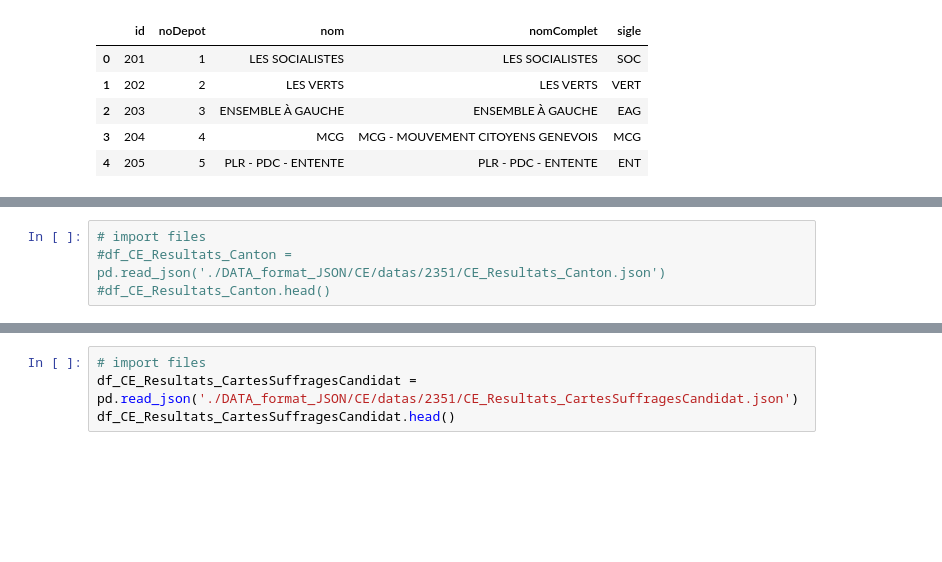
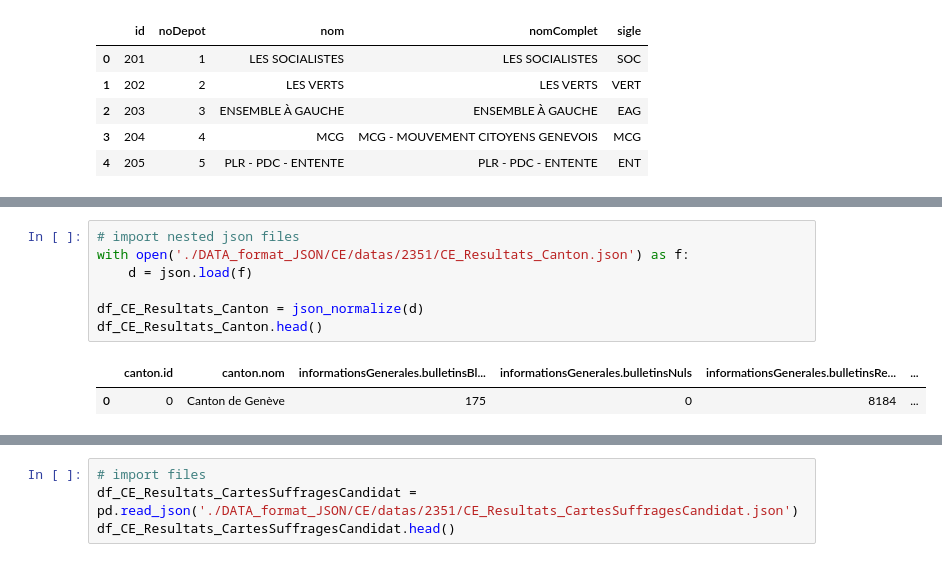
Before and after one commit to Zabamund/chatbotGE, a Jupyter notebook: data_investigation_json_flattening.ipynb, the cells around one changed output, grey strips where cells are left out. Saved outputs shown, nothing was run; the diff lists cells and outputs as text; blank space fills up the shorter version.

```diff
--- a/data_investigation_json_flattening.ipynb
+++ b/data_investigation_json_flattening.ipynb
@@ -46,4 +53,10 @@ df_CE_Resultats_Candidat_20001.head()
 # %%
-# import files
-#df_CE_Resultats_Canton = pd.read_json('./DATA_format_JSON/CE/datas/2351/CE_Resultats_Canton.json')
-#df_CE_Resultats_Canton.head()
+# import nested json files
+with open('./DATA_format_JSON/CE/datas/2351/CE_Resultats_Canton.json') as f:
+    d = json.load(f)
+
+df_CE_Resultats_Canton = json_normalize(d)
+df_CE_Resultats_Canton.head()
+# %% [output]
+|  | canton.id | canton.nom | informationsGenerales.bulletinsBl... | informationsGenerales.bulletinsNuls | informationsGenerales.bulletinsRe... | ... |
+| 0 | 0 | Canton de Genève | 175 | 0 | 8184 | ... |
```
Also changed, not shown: parts of 7 cells of this notebook.
